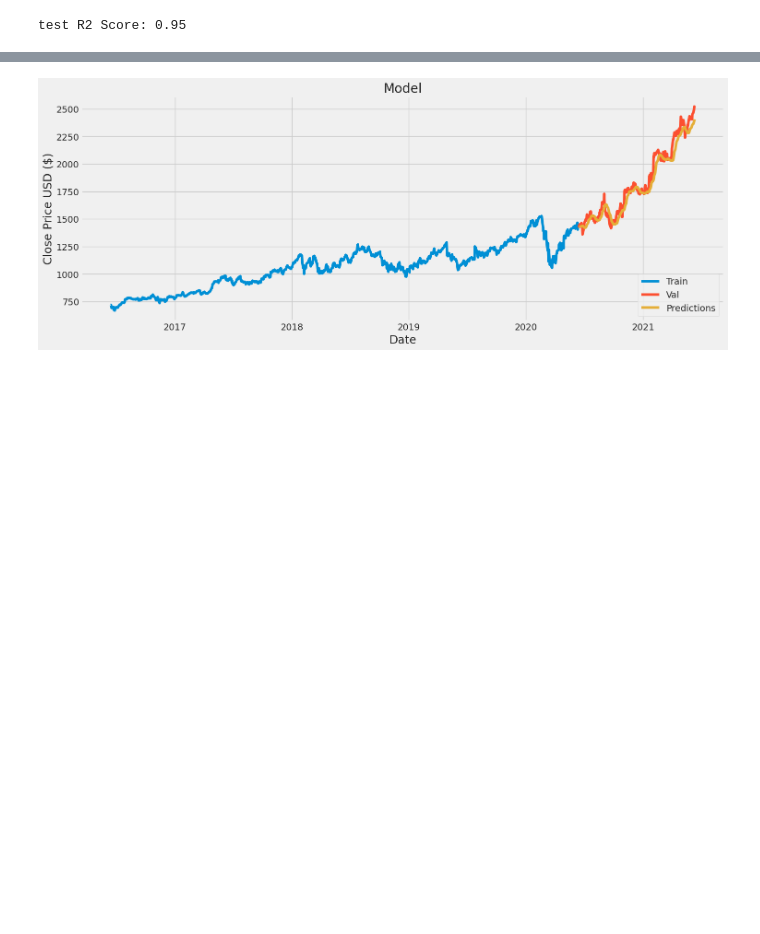
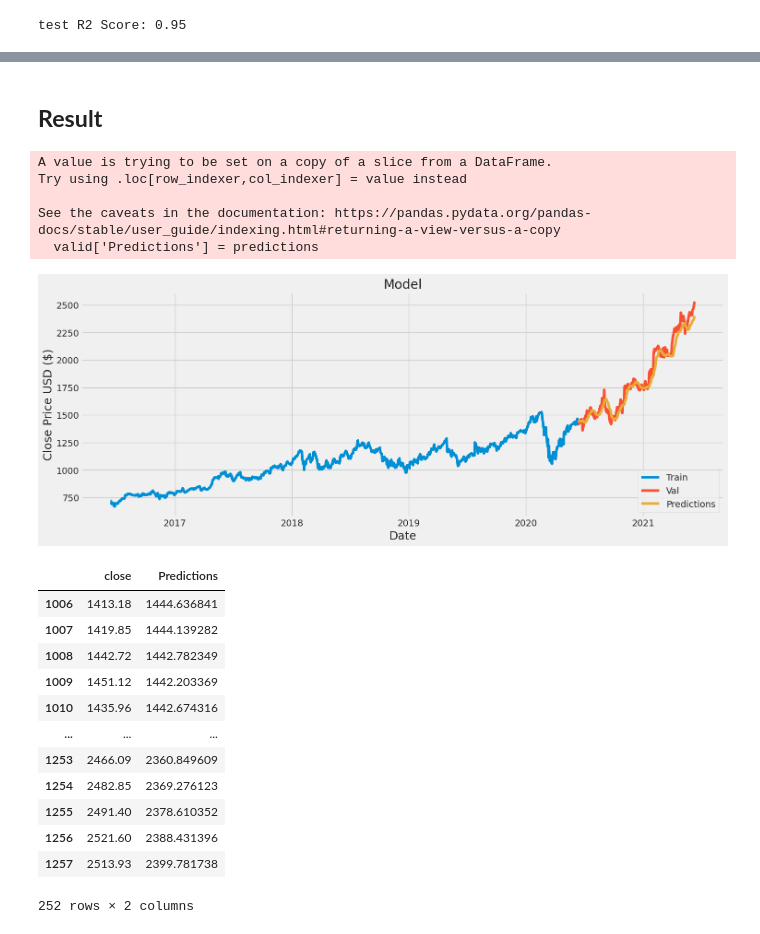
Before and after one commit to ady909/Stock-Prediction-Using-LSMT, a Jupyter notebook: Stock_Price_Prediction_using_LSMT.ipynb, the cells around one changed output, grey strips where cells are left out. Drawn from its saved outputs; the diff is of its cells as text; code cells hidden in the pictures; blank space fills up the shorter version.

```diff
--- a/Stock_Price_Prediction_using_LSMT.ipynb
+++ b/Stock_Price_Prediction_using_LSMT.ipynb
@@ -299,3 +359,5 @@ rmse
+# %% [markdown]
+## **Result**
 # %%
 # Plot the data
 train = data[:training_data_len]
@@ -307,9 +369,30 @@ plt.figure(figsize=(16,6))
 plt.title('Model')
 plt.xlabel('Date', fontsize=18)
 plt.ylabel('Close Price USD ($)', fontsize=18)
-plt.plot(df['date'].iloc[:1007],train['close'])
-plt.plot(df['date'].iloc[1007:],valid[['close', 'Predictions']])
+plt.plot(df['date'].iloc[:1006],train['close'])
+plt.plot(df['date'].iloc[1006:],valid[['close', 'Predictions']])
 plt.legend(['Train', 'Val', 'Predictions'], loc='lower right')
 plt.show()
 # %% [output]
+A value is trying to be set on a copy of a slice from a DataFrame.
+Try using .loc[row_indexer,col_indexer] = value instead
+
+See the caveats in the documentation: https://pandas.pydata.org/pandas-docs/stable/user_guide/indexing.html#returning-a-view-versus-a-copy
+  valid['Predictions'] = predictions
 [figure]
+# %%
+valid
+# %% [output]
+|  | close | Predictions |
+| 1006 | 1413.18 | 1444.636841 |
+| 1007 | 1419.85 | 1444.139282 |
+| 1008 | 1442.72 | 1442.782349 |
+| 1009 | 1451.12 | 1442.203369 |
+| 1010 | 1435.96 | 1442.674316 |
+| ... | ... | ... |
+| 1253 | 2466.09 | 2360.849609 |
+| 1254 | 2482.85 | 2369.276123 |
+| 1255 | 2491.40 | 2378.610352 |
+| 1256 | 2521.60 | 2388.431396 |
+| 1257 | 2513.93 | 2399.781738 |
+252 rows × 2 columns
```
Also changed, not shown: parts of 32 cells of this notebook.
